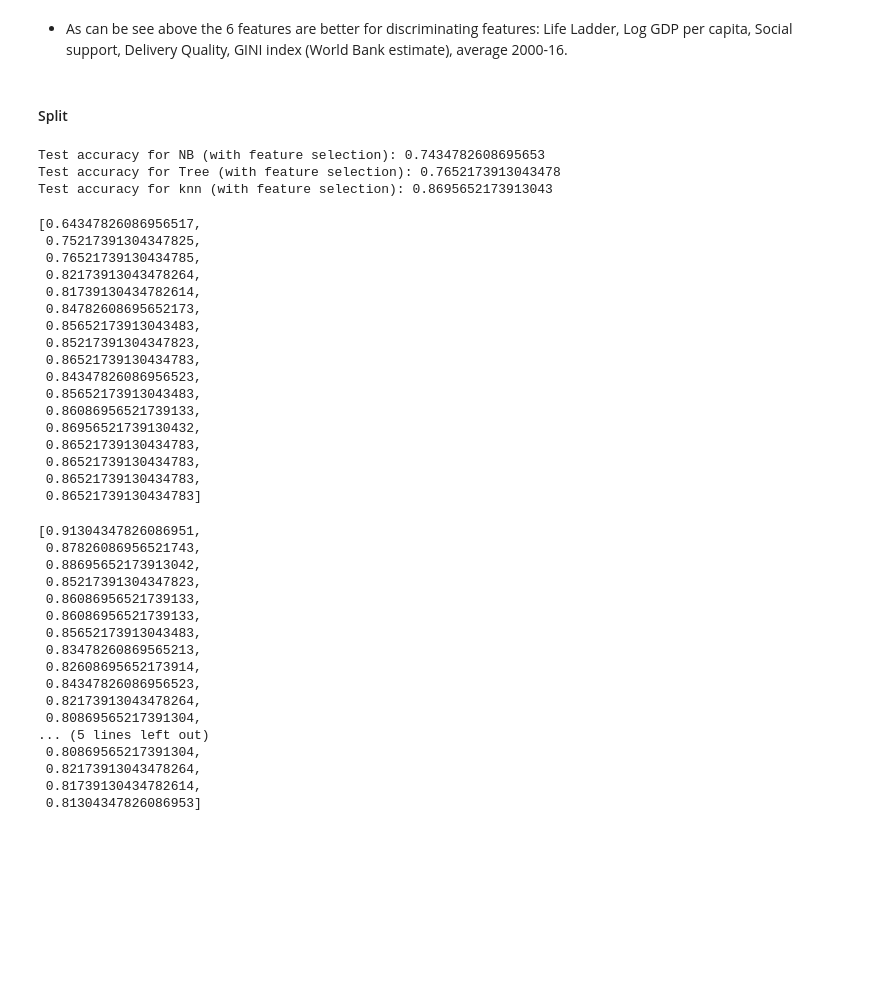
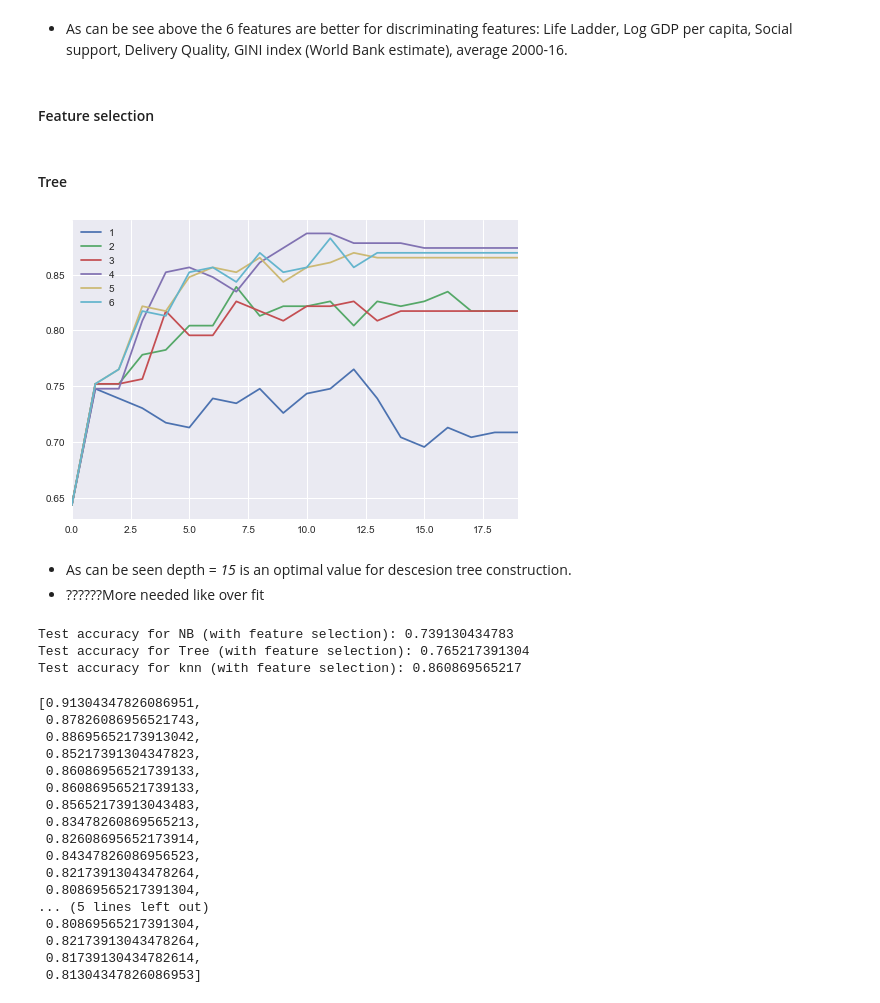
Before and after one commit to Mooophy/158222, a Jupyter notebook: as3/As3.ipynb, the cells around one changed output. Cells and saved outputs as stored; diff of their text form; code cells hidden in the pictures; blank space fills up the shorter version.

Commit message:
best dep for tree

```diff
--- a/as3/As3.ipynb
+++ b/as3/As3.ipynb
@@ -85,6 +85,7 @@ features = [
     'Life Ladder',
     'Log GDP per capita',
     'Social support',
+    'Freedom to make life choices',
     'Delivery Quality',
     'GINI index (World Bank estimate), average 2000-16'
 ]
@@ -97,7 +92,29 @@ x5 = SelectKBest(chi2, k=5).fit_transform(democracy[features], democracy['Democr
+# %% [markdown]
+#### Feature selection
+# %%
+y = democracy['Democratic Level']
+x_with_k_best_features = [SelectKBest(chi2, k).fit_transform(democracy[features], y) for k in range(1,7)]
 # %% [markdown]
-#### Split
+#### Tree
-# %%
-x_train, x_test, y_train, y_test = train_test_split(democracy[features], democracy['Democratic Level'], random_state=1, test_size=0.2)
+# %%
+tree_matrix_df = pd.DataFrame(data={str(f):[0] * 20 for f in range(1,7)})
+
+for f in range(1, 7):
+    x = x_with_k_best_features[f-1]
+    x_train, x_test, y_train, y_test = train_test_split(x, y, random_state=1, test_size=0.2)
+    for d in range(1, 21):
+        tree = DecisionTreeClassifier(max_depth=d, random_state=1)
+        score = tree.fit(x_train, y_train).score(x_test, y_test)
+        tree_matrix_df.iloc[d-1, f-1] = score
+
+_ = tree_matrix_df.plot()
+plt.show()
+# title, label, etc needed.
+# %% [output]
+[figure, added]
+# %% [markdown]
+* As can be seen depth = *15* is an optimal value for descesion tree construction.
+* ??????More needed like over fit
 # %%
 nb = GaussianNB()
 treeclf = DecisionTreeClassifier(max_depth=3, random_state=1)
@@ -107,31 +124,9 @@ print("Test accuracy for NB (with feature selection):", nb.fit(x_train, y_train)
 print("Test accuracy for Tree (with feature selection):", treeclf.fit(x_train, y_train).score(x_test, y_test) )
 print("Test accuracy for knn (with feature selection):", knn.fit(x_train, y_train).score(x_test, y_test) )
 # %% [output]
-Test accuracy for NB (with feature selection): 0.7434782608695653
-Test accuracy for Tree (with feature selection): 0.7652173913043478
-Test accuracy for knn (with feature selection): 0.8695652173913043
+Test accuracy for NB (with feature selection): 0.739130434783
+Test accuracy for Tree (with feature selection): 0.765217391304
+Test accuracy for knn (with feature selection): 0.860869565217
-# %%
-# trees with different max depth
-trees = [DecisionTreeClassifier(max_depth=d, random_state=1) for d in range(1, 18)]
-[tree.fit(x_train, y_train).score(x_test, y_test) for tree in trees]
-# %% [output]
-[0.64347826086956517,
- 0.75217391304347825,
- 0.76521739130434785,
- 0.82173913043478264,
- 0.81739130434782614,
- 0.84782608695652173,
- 0.85652173913043483,
- 0.85217391304347823,
- 0.86521739130434783,
- 0.84347826086956523,
- 0.85652173913043483,
- 0.86086956521739133,
- 0.86956521739130432,
- 0.86521739130434783,
- 0.86521739130434783,
- 0.86521739130434783,
- 0.86521739130434783]
 # %%
 #knns
 knns = [KNeighborsClassifier(n_neighbors=n, metric='euclidean') for n in range(1, 22)]
```
Also changed, not shown: parts of 1 cell of this notebook.
